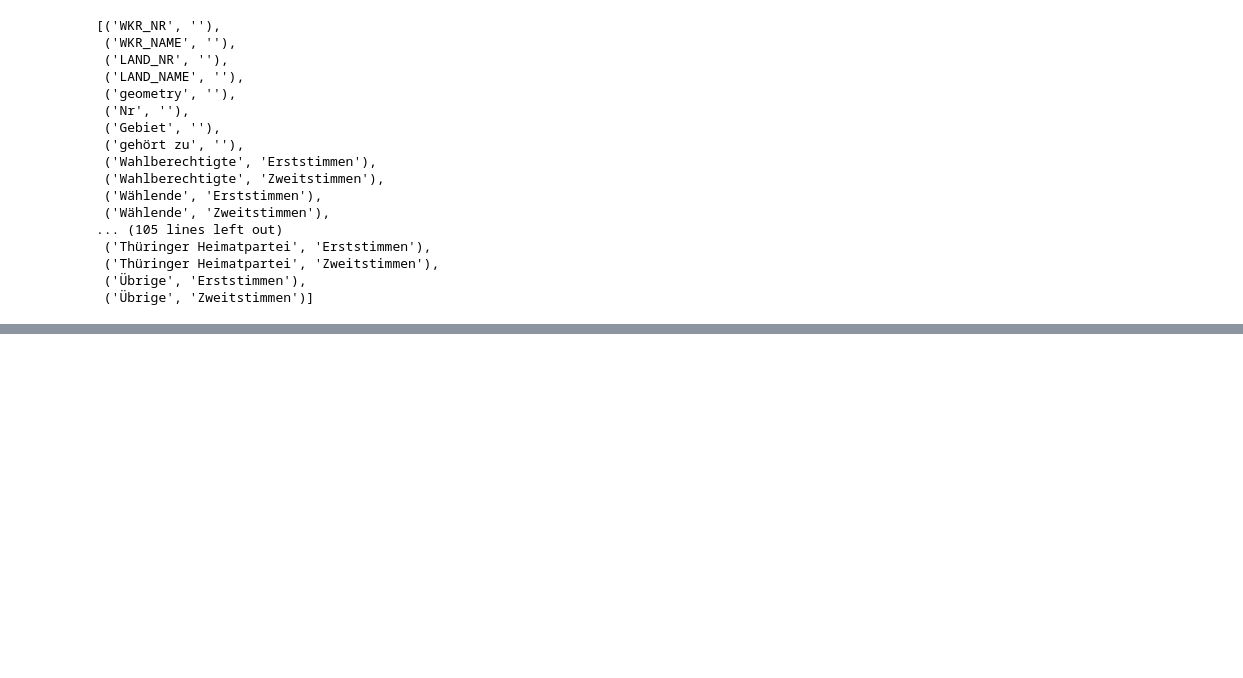
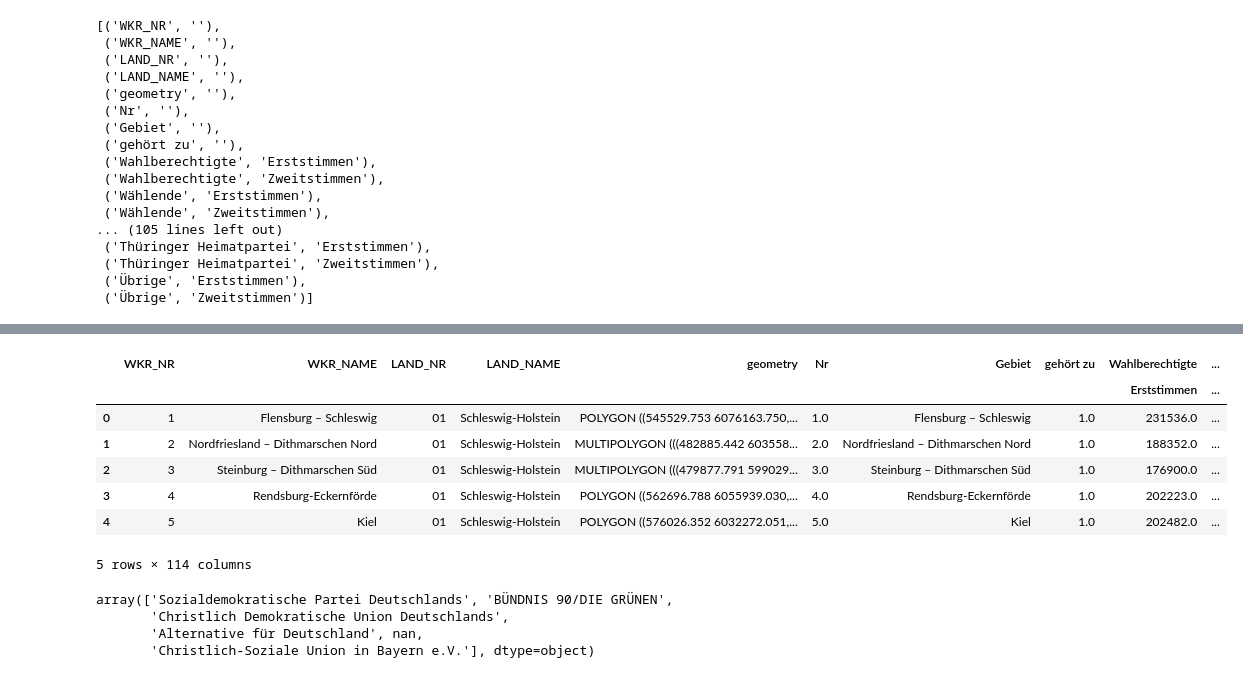
Before and after one commit to ElGarno/Wahl2021, a Jupyter notebook: ChloropethMapTest2.ipynb, the cells around one changed output, grey strips where cells are left out. Cells and saved outputs as stored; diff of their text form; code cells hidden in the pictures; blank space fills up the shorter version.

```diff
--- a/ChloropethMapTest2.ipynb
+++ b/ChloropethMapTest2.ipynb
@@ -180,0 +232,18 @@ merged_df_2021
+# %%
+merged_df_2021_augmented.head()
+# %% [output]
+|  | WKR_NR | WKR_NAME | LAND_NR | LAND_NAME | geometry | Nr | Gebiet | gehört zu | Wahlberechtigte | ... |
+|  |  |  |  |  |  |  |  |  | Erststimmen | ... |
+| 0 | 1 | Flensburg – Schleswig | 01 | Schleswig-Holstein | POLYGON ((545529.753 6076163.750,... | 1.0 | Flensburg – Schleswig | 1.0 | 231536.0 | ... |
+| 1 | 2 | Nordfriesland – Dithmarschen Nord | 01 | Schleswig-Holstein | MULTIPOLYGON (((482885.442 603558... | 2.0 | Nordfriesland – Dithmarschen Nord | 1.0 | 188352.0 | ... |
+| 2 | 3 | Steinburg – Dithmarschen Süd | 01 | Schleswig-Holstein | MULTIPOLYGON (((479877.791 599029... | 3.0 | Steinburg – Dithmarschen Süd | 1.0 | 176900.0 | ... |
+| 3 | 4 | Rendsburg-Eckernförde | 01 | Schleswig-Holstein | POLYGON ((562696.788 6055939.030,... | 4.0 | Rendsburg-Eckernförde | 1.0 | 202223.0 | ... |
+| 4 | 5 | Kiel | 01 | Schleswig-Holstein | POLYGON ((576026.352 6032272.051,... | 5.0 | Kiel | 1.0 | 202482.0 | ... |
+5 rows × 114 columns
+# %%
+idx_max.unique()
+# %% [output]
+array(['Sozialdemokratische Partei Deutschlands', 'BÜNDNIS 90/DIE GRÜNEN',
+       'Christlich Demokratische Union Deutschlands',
+       'Alternative für Deutschland', nan,
+       'Christlich-Soziale Union in Bayern e.V.'], dtype=object)
```
Also changed, not shown: parts of 6 cells of this notebook.
